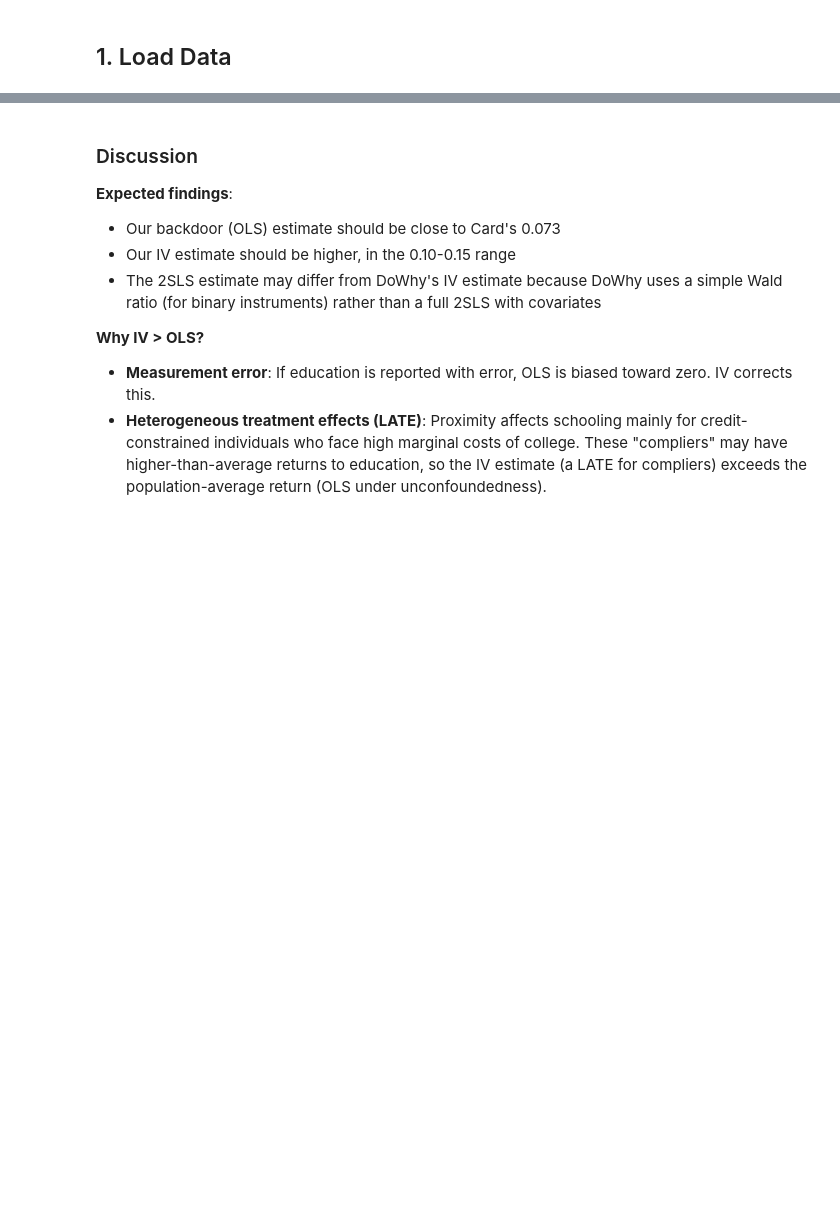
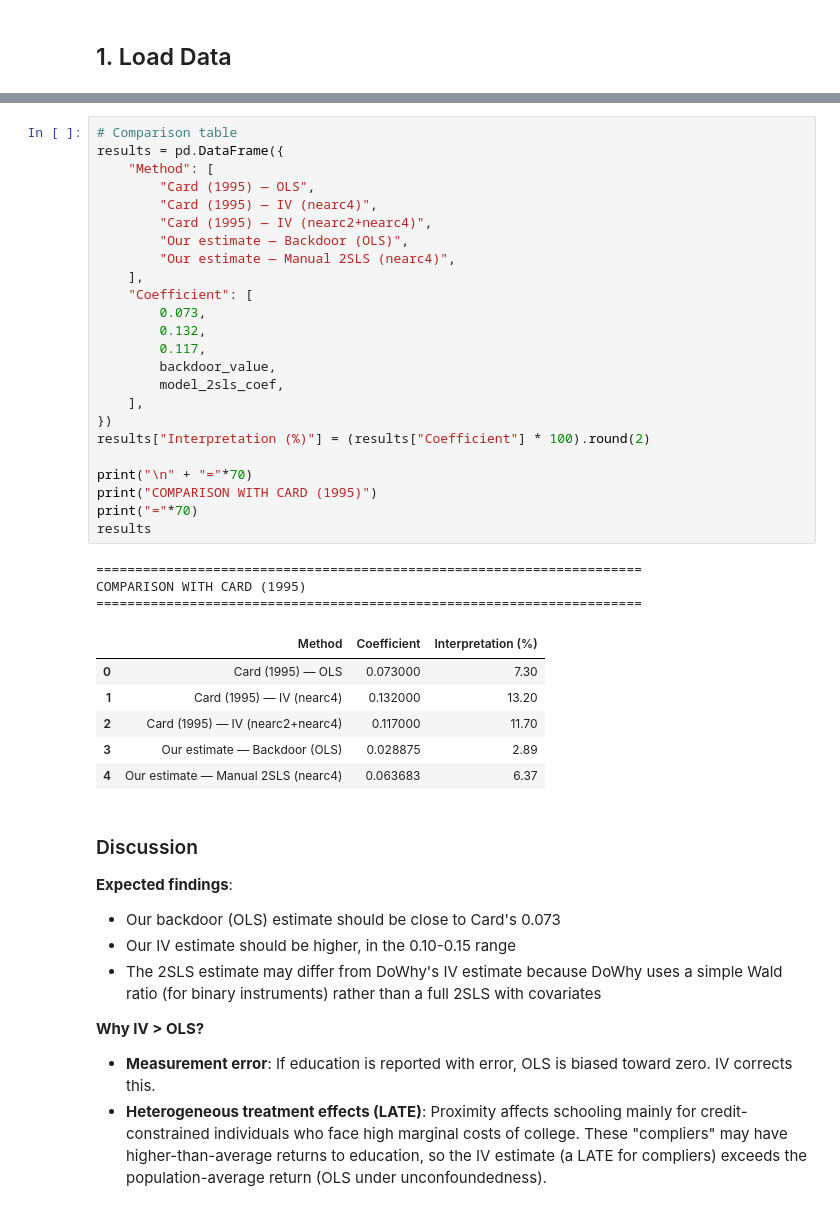
Before and after one commit to bernomone/causal-stuff, a Jupyter notebook: notebooks/card_proximity/01_card_dag_falsification_iv.ipynb, the cells around one changed output, grey strips where cells are left out. Drawn from its saved outputs; the diff is of its cells as text; blank space fills up the shorter version.

```diff
--- a/notebooks/card_proximity/01_card_dag_falsification_iv.ipynb
+++ b/notebooks/card_proximity/01_card_dag_falsification_iv.ipynb
@@ -424,3 +400,37 @@ results
+# %%
+# Comparison table
+results = pd.DataFrame({
+    "Method": [
+        "Card (1995) — OLS",
+        "Card (1995) — IV (nearc4)",
+        "Card (1995) — IV (nearc2+nearc4)",
+        "Our estimate — Backdoor (OLS)",
+        "Our estimate — Manual 2SLS (nearc4)",
+    ],
+    "Coefficient": [
+        0.073,
+        0.132,
+        0.117,
+        backdoor_value,
+        model_2sls_coef,
+    ],
+})
+results["Interpretation (%)"] = (results["Coefficient"] * 100).round(2)
+
+print("\n" + "="*70)
+print("COMPARISON WITH CARD (1995)")
+print("="*70)
+results
+# %% [output]
+======================================================================
+COMPARISON WITH CARD (1995)
+======================================================================
+|  | Method | Coefficient | Interpretation (%) |
+| 0 | Card (1995) — OLS | 0.073000 | 7.30 |
+| 1 | Card (1995) — IV (nearc4) | 0.132000 | 13.20 |
+| 2 | Card (1995) — IV (nearc2+nearc4) | 0.117000 | 11.70 |
+| 3 | Our estimate — Backdoor (OLS) | 0.028875 | 2.89 |
+| 4 | Our estimate — Manual 2SLS (nearc4) | 0.063683 | 6.37 |
 # %% [markdown]
 ### Discussion
 
```
Also changed, not shown: parts of 59 cells of this notebook, 1 other file.
